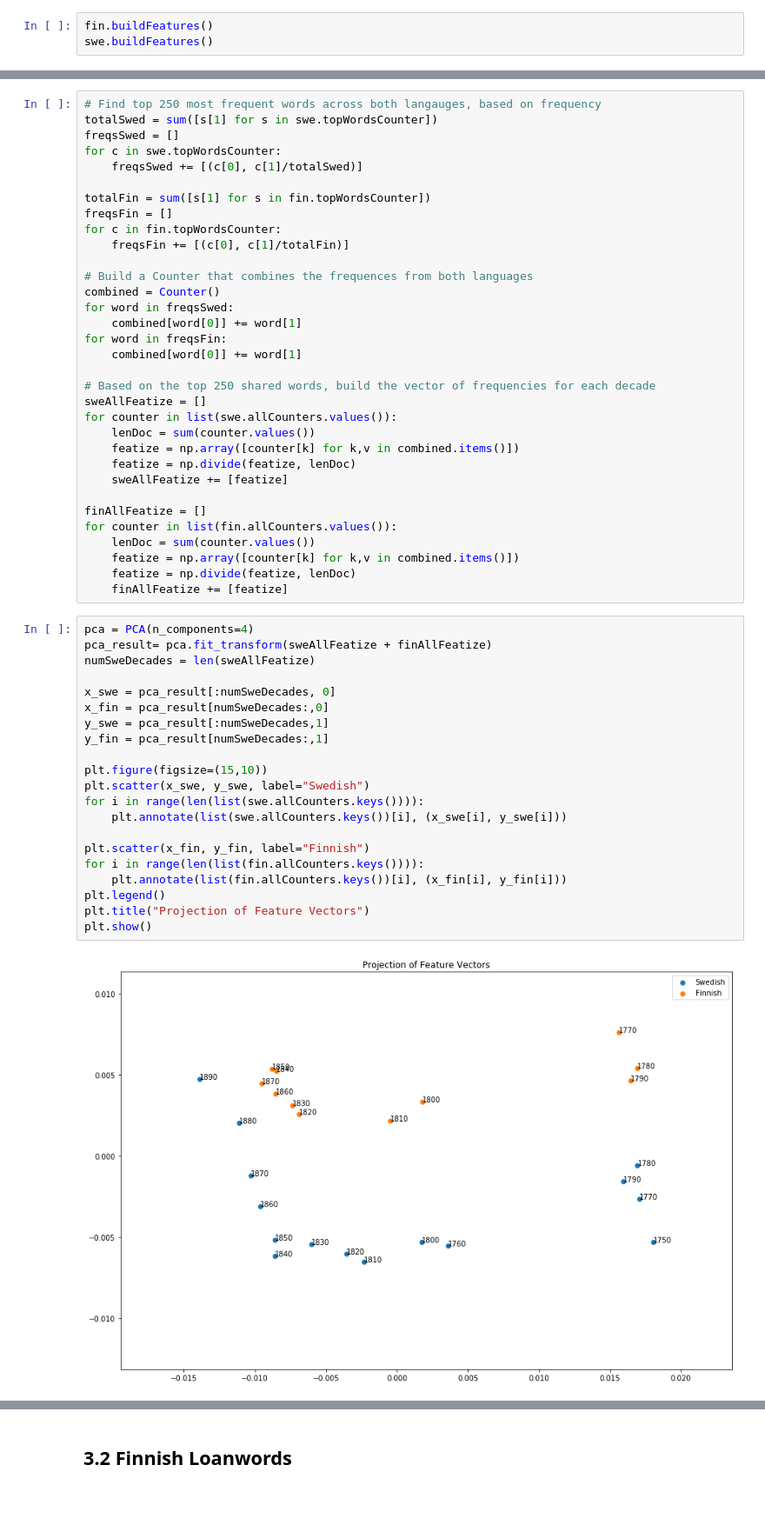
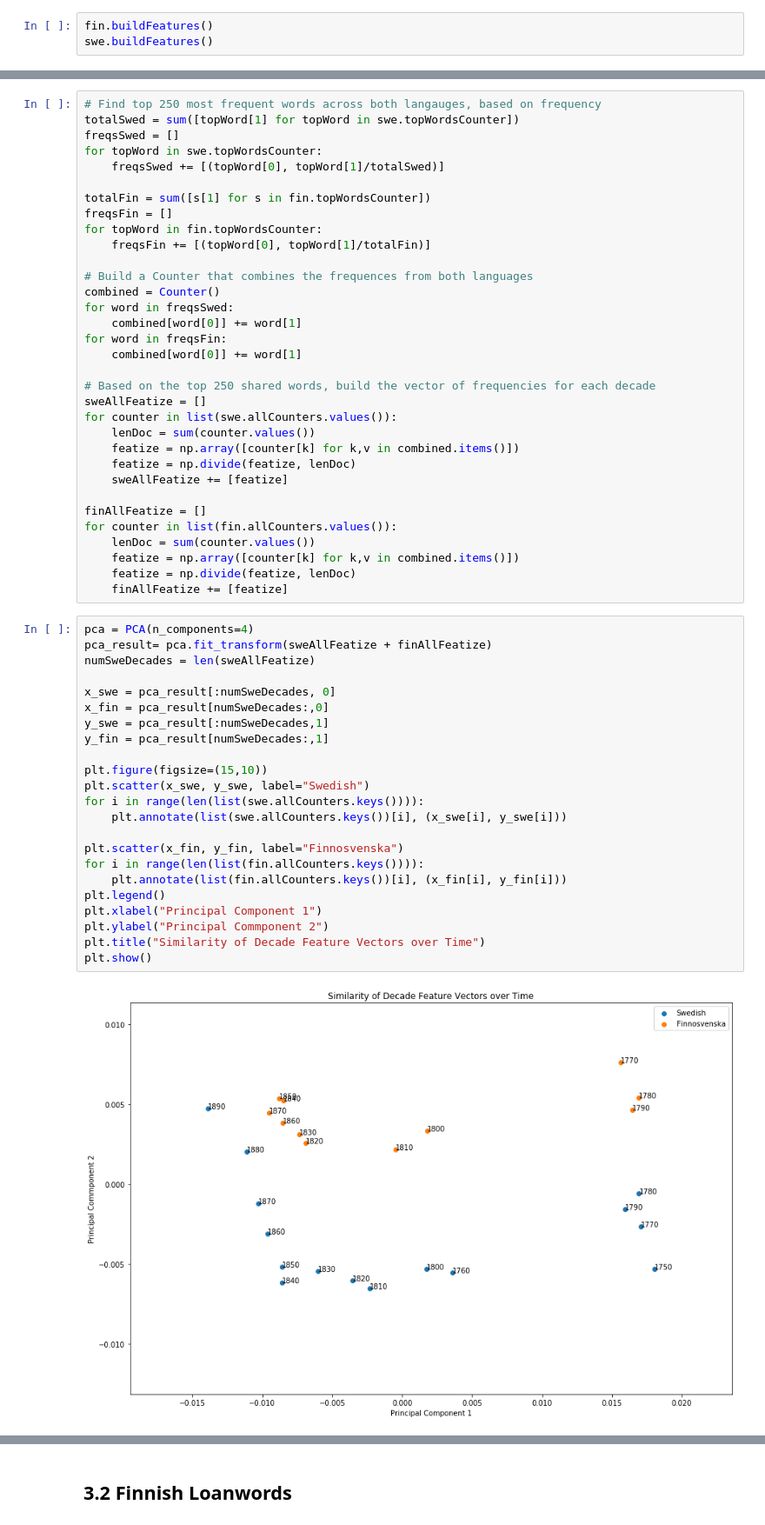
Before and after one commit to linnealovespie/scandinavian-languages, a Jupyter notebook: FinalNotebook.ipynb, the cells around one changed output, grey strips where cells are left out. Shown at 87% size. Cells and saved outputs as stored; diff of their text form; blank space fills up the shorter version.

```diff
--- a/FinalNotebook.ipynb
+++ b/FinalNotebook.ipynb
@@ -104,14 +126,14 @@ In the previous section, we computed the top 250 words for each langauge individ
 # %%
 # Find top 250 most frequent words across both langauges, based on frequency
-totalSwed = sum([s[1] for s in swe.topWordsCounter])
+totalSwed = sum([topWord[1] for topWord in swe.topWordsCounter])
 freqsSwed = []
-for c in swe.topWordsCounter:
-    freqsSwed += [(c[0], c[1]/totalSwed)]
+for topWord in swe.topWordsCounter:
+    freqsSwed += [(topWord[0], topWord[1]/totalSwed)]
 
 totalFin = sum([s[1] for s in fin.topWordsCounter])
 freqsFin = []
-for c in fin.topWordsCounter:
-    freqsFin += [(c[0], c[1]/totalFin)]
+for topWord in fin.topWordsCounter:
+    freqsFin += [(topWord[0], topWord[1]/totalFin)]
 
 # Build a Counter that combines the frequences from both languages
 combined = Counter()
@@ -137,24 +159,26 @@ for counter in list(fin.allCounters.values()):
 # %%
 pca = PCA(n_components=4)
 pca_result= pca.fit_transform(sweAllFeatize + finAllFeatize)
 numSweDecades = len(sweAllFeatize)
 
 x_swe = pca_result[:numSweDecades, 0]
 x_fin = pca_result[numSweDecades:,0]
 y_swe = pca_result[:numSweDecades,1]
 y_fin = pca_result[numSweDecades:,1]
 
 plt.figure(figsize=(15,10))
 plt.scatter(x_swe, y_swe, label="Swedish")
 for i in range(len(list(swe.allCounters.keys()))):
     plt.annotate(list(swe.allCounters.keys())[i], (x_swe[i], y_swe[i]))
 
-plt.scatter(x_fin, y_fin, label="Finnish")
+plt.scatter(x_fin, y_fin, label="Finnosvenska")
 for i in range(len(list(fin.allCounters.keys()))):
     plt.annotate(list(fin.allCounters.keys())[i], (x_fin[i], y_fin[i]))
 plt.legend()
-plt.title("Projection of Feature Vectors")
+plt.xlabel("Principal Component 1")
+plt.ylabel("Principal Commponent 2")
+plt.title("Similarity of Decade Feature Vectors over Time")
 plt.show()
 # %% [output]
-[figure, old version]
+[figure, new version]
 # %% [markdown]
```
Also changed, not shown: parts of 28 cells of this notebook, 2 other files.
